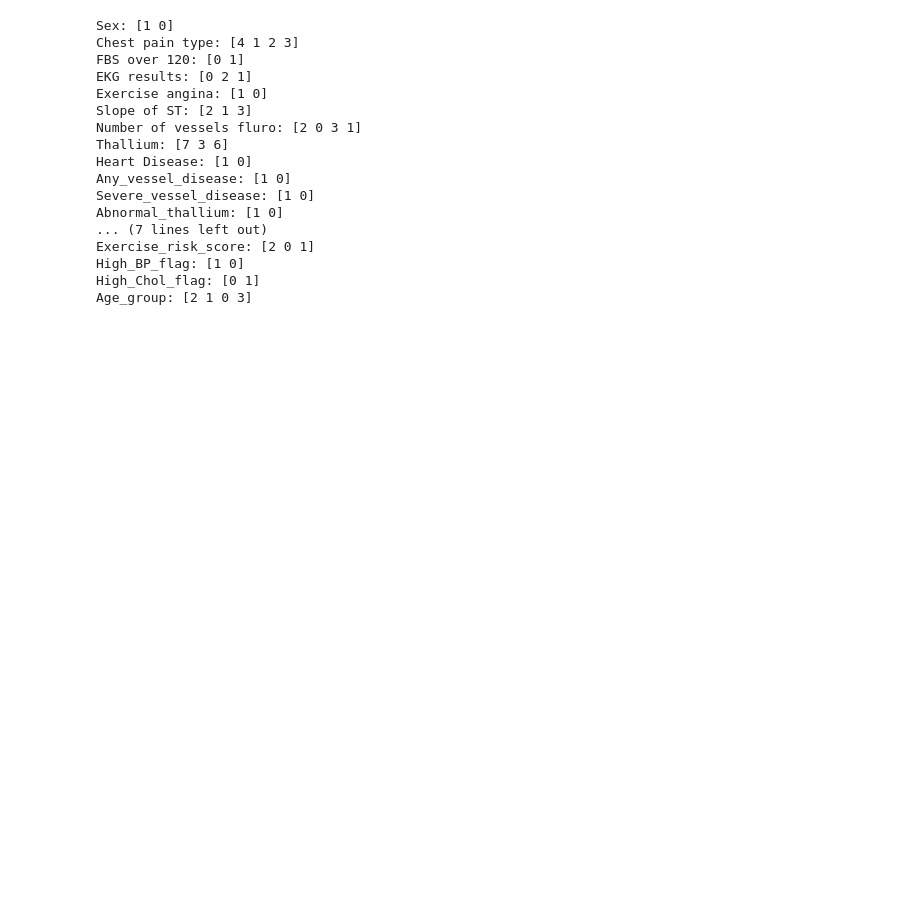
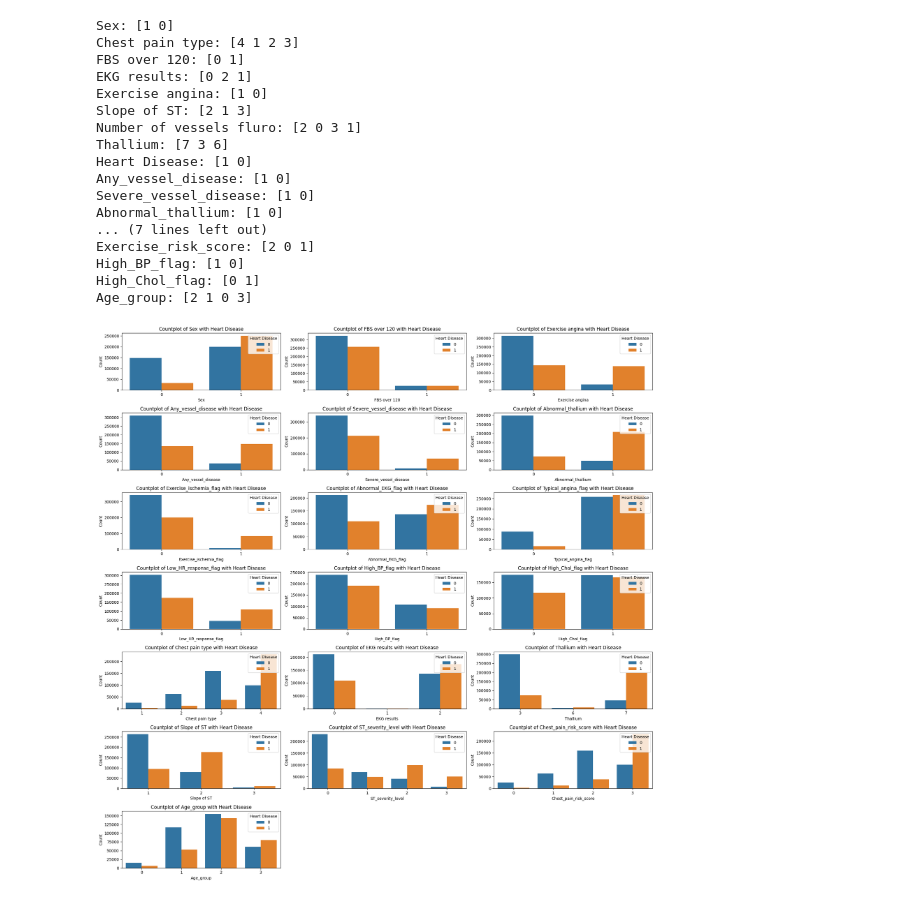
Before and after one commit to adityaSinghal08/heart-disease-prediction, a Jupyter notebook: notebooks/03_exploratory_data_analysis.ipynb, the cells around one changed output. Saved outputs shown, nothing was run; the diff lists cells and outputs as text; code cells hidden in the pictures; blank space fills up the shorter version.

Commit message:
Perform EDA on the data, note observations, and create a user guide for feature engineering based on observed signal

```diff
--- a/notebooks/03_exploratory_data_analysis.ipynb
+++ b/notebooks/03_exploratory_data_analysis.ipynb
@@ -165,3 +166,16 @@ NUMERIC_DISCRETE = [
     "Metabolic_risk_score",
     "Exercise_risk_score"
 ]
+# %%
+# create a grid with countplots for categorical variables with hue as target variable
+plt.figure(figsize=(20, 20))
+for i, col in tqdm(enumerate(CATEGORICAL_BINARY + CATEGORICAL_NOMINAL + CATEGORICAL_ORDINAL)):
+    plt.subplot(7, 3, i + 1)
+    sns.countplot(data=df, x=col, hue="Heart Disease")
+    plt.title(f"Countplot of {col} with Heart Disease")
+    plt.tight_layout()
+    plt.xlabel(col)
+    plt.ylabel("Count")
+    plt.legend(title="Heart Disease", loc="upper right")
+# %% [output]
+[figure, added]
```
Also changed, not shown: parts of 6 cells of this notebook, 3 other files.
